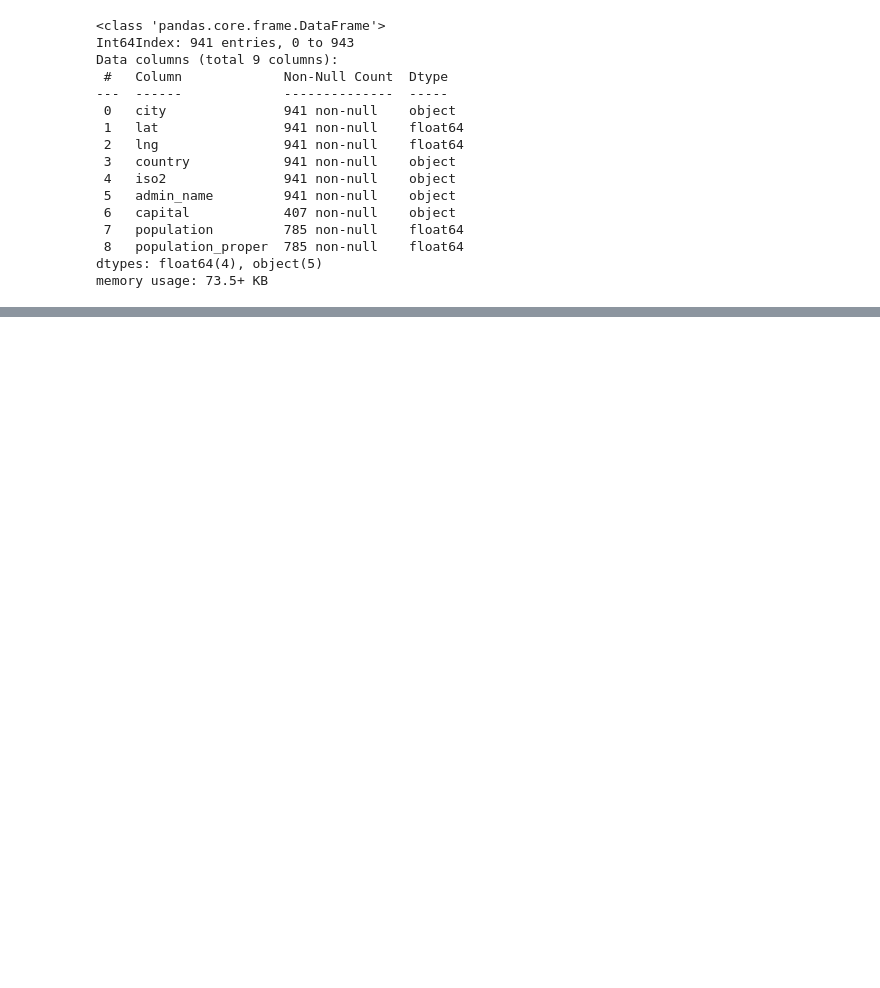
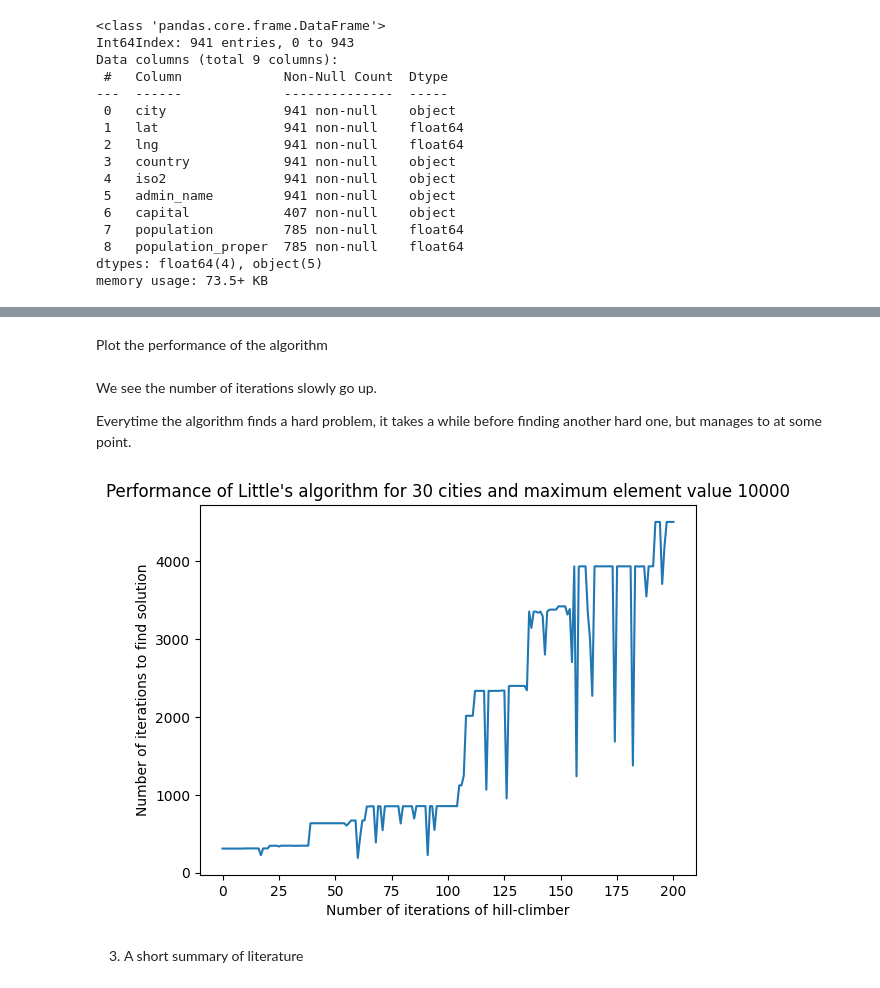
Before and after one commit to nichiho/Hardness-of-ATSP, a Jupyter notebook: Dutchcities/eda.ipynb, the cells around one changed output, grey strips where cells are left out. Saved outputs shown, nothing was run; the diff lists cells and outputs as text; code cells hidden in the pictures; blank space fills up the shorter version.

```diff
--- a/Dutchcities/eda.ipynb
+++ b/Dutchcities/eda.ipynb
@@ -468,0 +220,13 @@ Text(0.5, 1.0, 'Top 10 Dutch Cities with the highest population')
+# %%
+# Dictionary that includes dataframe of each city and its geometry for each instance
+instances = {}
+
+# For loop to create 10 instances
+for i in range(10, 110, 10):
+
+    # Pick top i city by population_proper
+    instances[i] = geo_nl_cities.sort_values(['population_proper'], ascending = False).head(i)[["city", "geometry"]]
+
+    instances[i].set_index("city", drop = True, inplace = True)
+
+instances[10]
@@ -468,0 +372,16 @@ Text(0.5, 1.0, 'Top 10 Dutch Cities with the highest population')
+# %%
+def mutate_matrix(matrix, n_cities, max_value):
+
+    matrix_new = matrix.copy()
+    # For the future: mutation can be done by modifying: adding by a value, by a certain percentage, etc.
+        # Disadvantage: If we start with small numbers, the values will stay small for a long time
+        # Replacing by a random value: no bias
+    # Not doing that for now because replacing by a random value shouldn't change the output by much at the moment
+
+    # Draw a sample of two numbers, random.sample makes sure the two numbers are not equal
+    [x, y] = random.sample(range(0, n_cities), 2)
+
+    # Matrice elements are random number between 1 and max_value
+    matrix_new[x][y] = random.randint(1, max_value)
+
+    return matrix_new
@@ -468,0 +462,4 @@ Text(0.5, 1.0, 'Top 10 Dutch Cities with the highest population')
+# %%
+mtx_list, performance_list, used_or_not = hill_climbing(30, 10000, 200)
+
+print(mtx_list, performance_list, used_or_not)
@@ -468,0 +484,16 @@ Text(0.5, 1.0, 'Top 10 Dutch Cities with the highest population')
+# %% [markdown]
+Plot the performance of the algorithm
+# %% [markdown]
+We see the number of iterations slowly go up.
+
+Everytime the algorithm finds a hard problem, it takes a while before finding another hard one, but manages to at some point.
+# %%
+plt.plot(performance_list)
+plt.title("Performance of Little's algorithm for 30 cities and maximum element value 10000")
+plt.xlabel("Number of iterations of hill-climber")
+plt.ylabel("Number of iterations to find solution")
+plt.show()
+# %% [output]
+[figure, added]
+# %% [markdown]
+3) A short summary of literature
```
Also changed, not shown: parts of 86 cells of this notebook, 2 other files.
